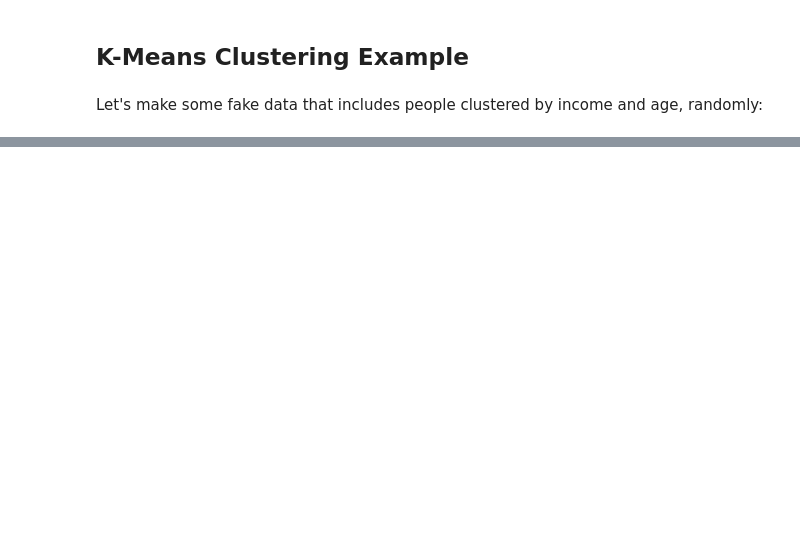
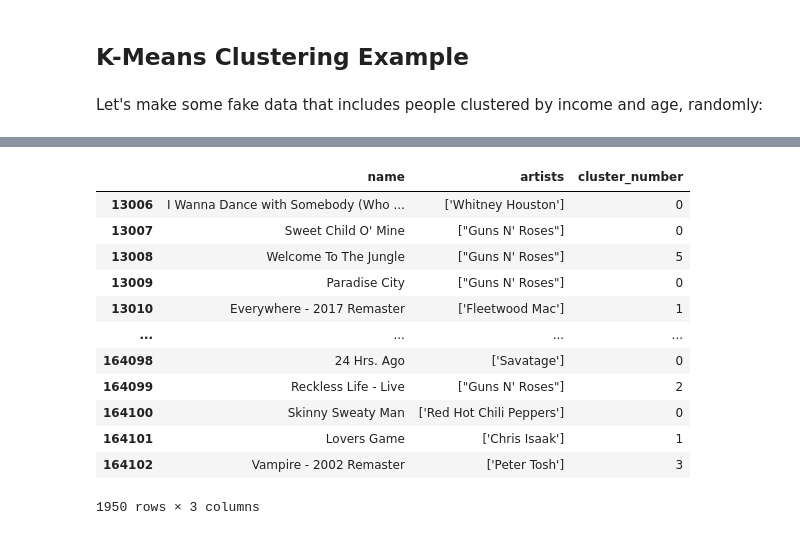
Before and after one commit to nishiogawakun/ml_unsupervised, a Jupyter notebook: KMeans.ipynb, the cells around one changed output, grey strips where cells are left out. Drawn from its saved outputs; the diff is of its cells as text; code cells hidden in the pictures; blank space fills up the shorter version.

```diff
--- a/KMeans.ipynb
+++ b/KMeans.ipynb
@@ -50,0 +52,18 @@ plt.show()
+# %%
+cluster_number = pd.DataFrame(model.labels_).set_index(df.index)
+df['cluster_number'] = cluster_number
+df[['name','artists','cluster_number']]
+# %% [output]
+|  | name | artists | cluster_number |
+| 13006 | I Wanna Dance with Somebody (Who ... | ['Whitney Houston'] | 0 |
+| 13007 | Sweet Child O' Mine | ["Guns N' Roses"] | 0 |
+| 13008 | Welcome To The Jungle | ["Guns N' Roses"] | 5 |
+| 13009 | Paradise City | ["Guns N' Roses"] | 0 |
+| 13010 | Everywhere - 2017 Remaster | ['Fleetwood Mac'] | 1 |
+| ... | ... | ... | ... |
+| 164098 | 24 Hrs. Ago | ['Savatage'] | 0 |
+| 164099 | Reckless Life - Live | ["Guns N' Roses"] | 2 |
+| 164100 | Skinny Sweaty Man | ['Red Hot Chili Peppers'] | 0 |
+| 164101 | Lovers Game | ['Chris Isaak'] | 1 |
+| 164102 | Vampire - 2002 Remaster | ['Peter Tosh'] | 3 |
+1950 rows × 3 columns
```
Also changed, not shown: parts of 12 cells of this notebook.
